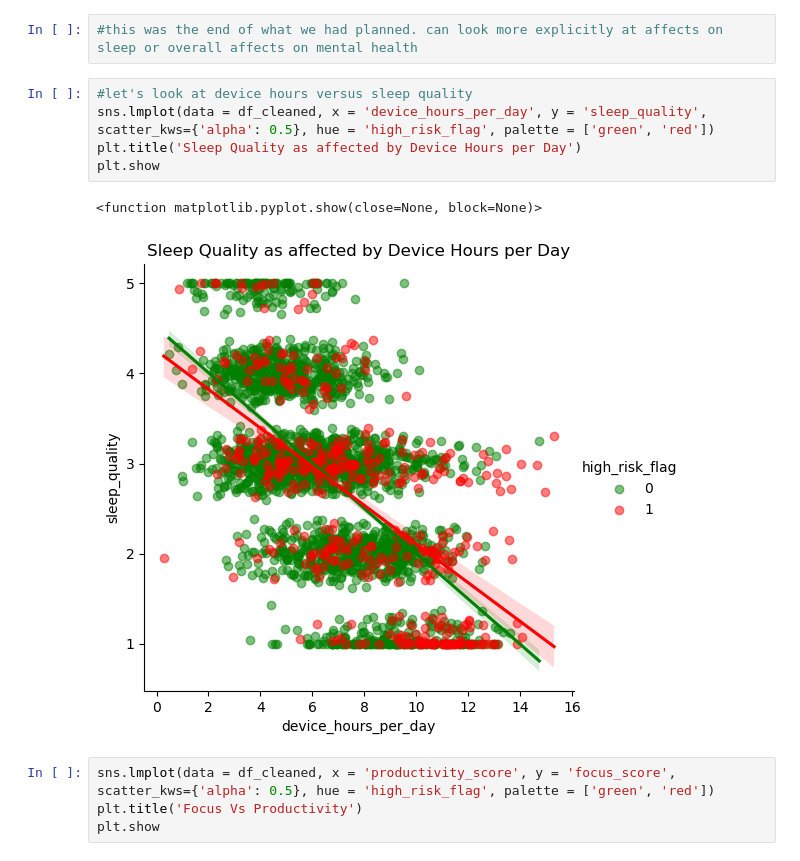
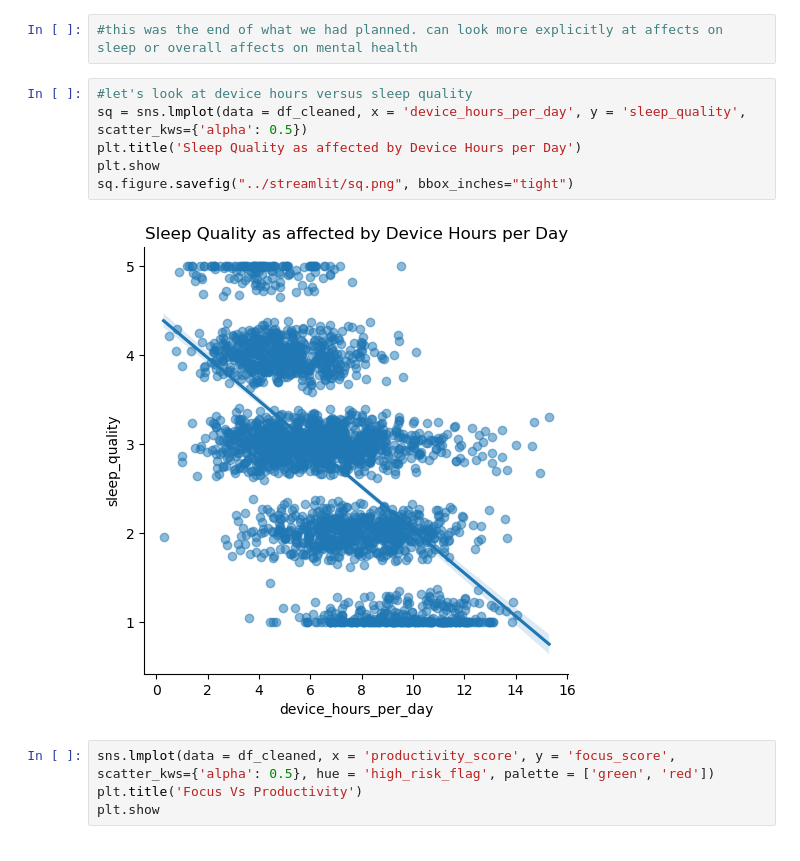
Before and after one commit to abbeygodfrey/insy6500-project, a Jupyter notebook: notebooks/data_cleanup.ipynb, the cells around one changed output. Cells and saved outputs as stored; diff of their text form.

Commit message:
finished streamlit

```diff
--- a/notebooks/data_cleanup.ipynb
+++ b/notebooks/data_cleanup.ipynb
@@ -427,12 +451,12 @@ s_n.figure.savefig("../streamlit/s_n.png", bbox_inches="tight")
 #this was the end of what we had planned. can look more explicitly at affects on sleep or overall affects on mental health
 # %%
 #let's look at device hours versus sleep quality
-sns.lmplot(data = df_cleaned, x = 'device_hours_per_day', y = 'sleep_quality', scatter_kws={'alpha': 0.5}, hue = 'high_risk_flag', palette = ['green', 'red'])
+sq = sns.lmplot(data = df_cleaned, x = 'device_hours_per_day', y = 'sleep_quality', scatter_kws={'alpha': 0.5})
 plt.title('Sleep Quality as affected by Device Hours per Day')
 plt.show
+sq.figure.savefig("../streamlit/sq.png", bbox_inches="tight")
 # %% [output]
-<function matplotlib.pyplot.show(close=None, block=None)>
-[figure, old version]
+[figure, new version]
 # %%
 sns.lmplot(data = df_cleaned, x = 'productivity_score', y = 'focus_score', scatter_kws={'alpha': 0.5}, hue = 'high_risk_flag', palette = ['green', 'red'])
 plt.title('Focus Vs Productivity')
```
Also changed, not shown: parts of 5 cells of this notebook.
